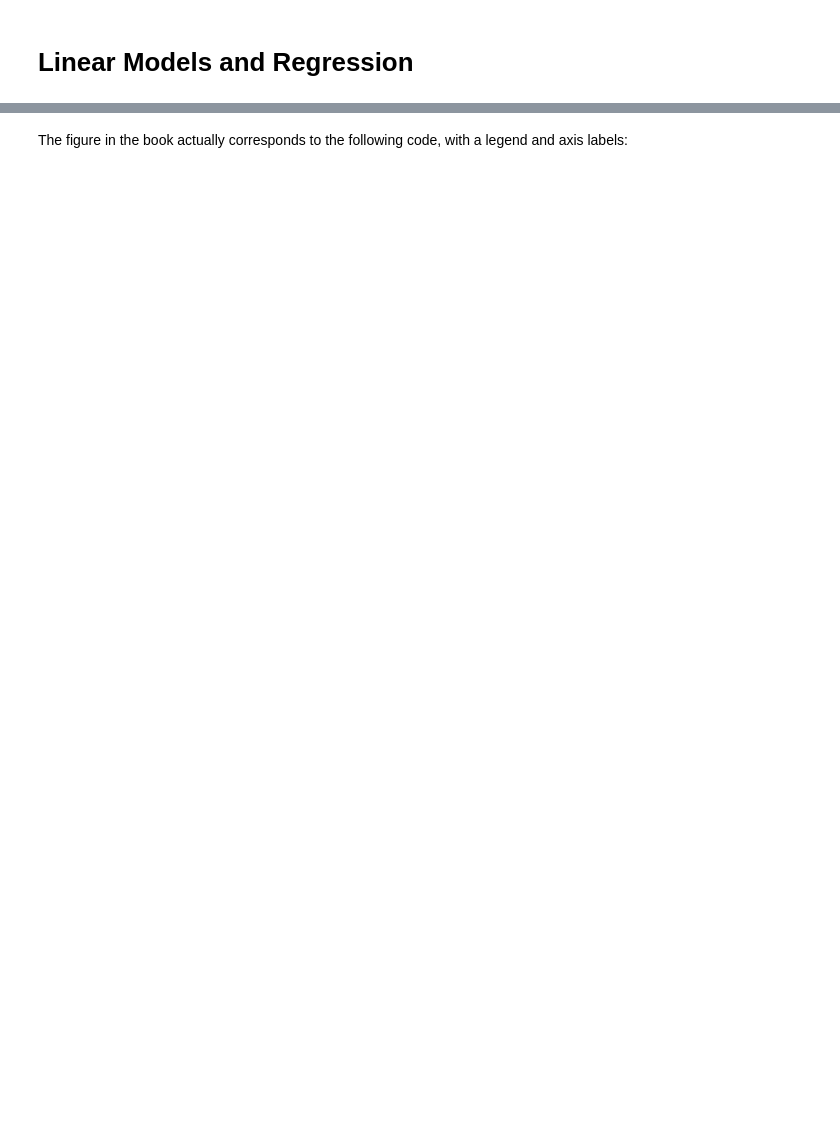
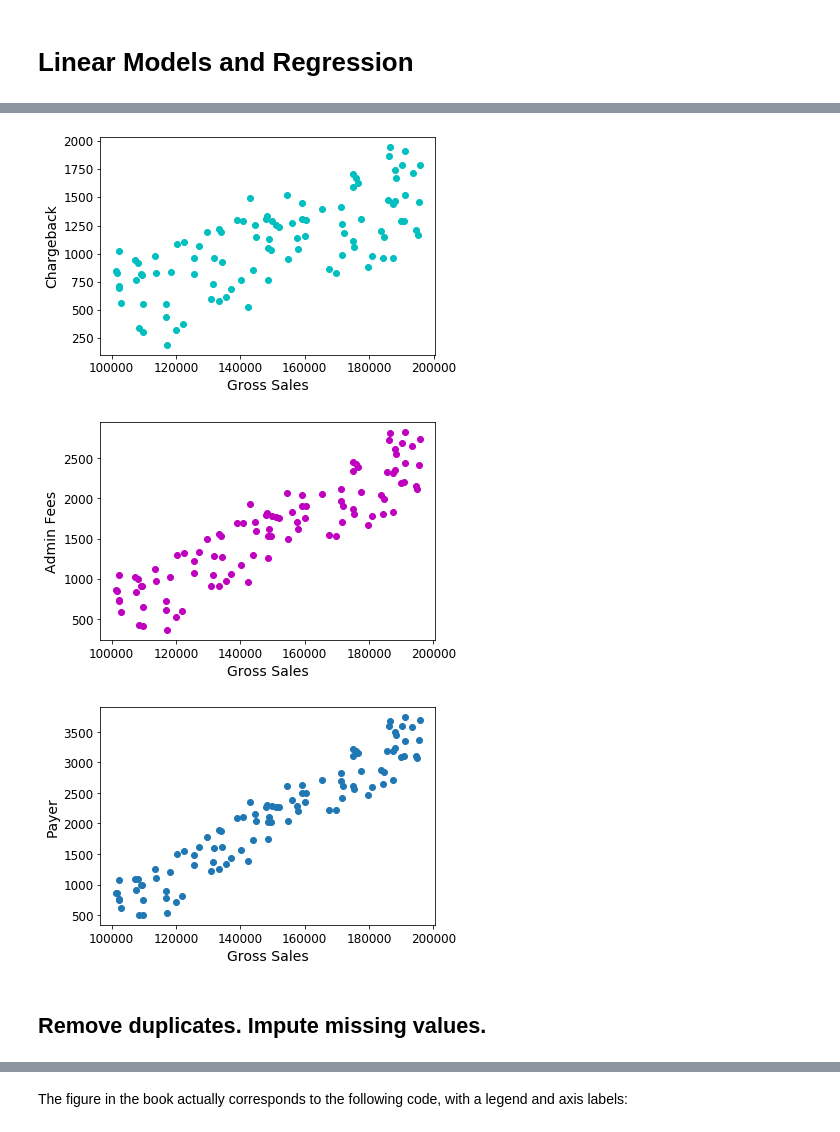
Before and after one commit to modelnpb/aiml-course, a Jupyter notebook: 2_Linear_Models_and_Regression.ipynb, the cells around one changed output, grey strips where cells are left out. Saved outputs shown, nothing was run; the diff lists cells and outputs as text; code cells hidden in the pictures; blank space fills up the shorter version.

```diff
--- a/2_Linear_Models_and_Regression.ipynb
+++ b/2_Linear_Models_and_Regression.ipynb
@@ -44,0 +156,25 @@ warnings.filterwarnings(action="ignore", message="^internal gelsd")
+# %%
+# Let us look at the Chargeback, Admin Fees, and Payer Rebates in the form of a chart
+fig, axs = plt.subplots()
+axs.set_xlabel("Gross Sales")
+axs.set_ylabel("Chargeback")
+plt.scatter(all_data["Gross Sales"].head(100), all_data["Chargeback"].head(100), color="c")
+plt.show()
+
+fig, axs = plt.subplots()
+axs.set_xlabel("Gross Sales")
+axs.set_ylabel("Admin Fees")
+plt.scatter(all_data["Gross Sales"].head(100), all_data["Admin Fees"].head(100), color="m")
+plt.show()
+
+fig, axs = plt.subplots()
+axs.set_xlabel("Gross Sales")
+axs.set_ylabel("Payer")
+plt.scatter(all_data["Gross Sales"].head(100), all_data["Payer"].head(100))
+plt.show()
+# %% [output]
+[figure, added]
+[figure, added]
+[figure, added]
+# %% [markdown]
+## Remove duplicates. Impute missing values.
```
Also changed, not shown: parts of 46 cells of this notebook, 2 other files.
